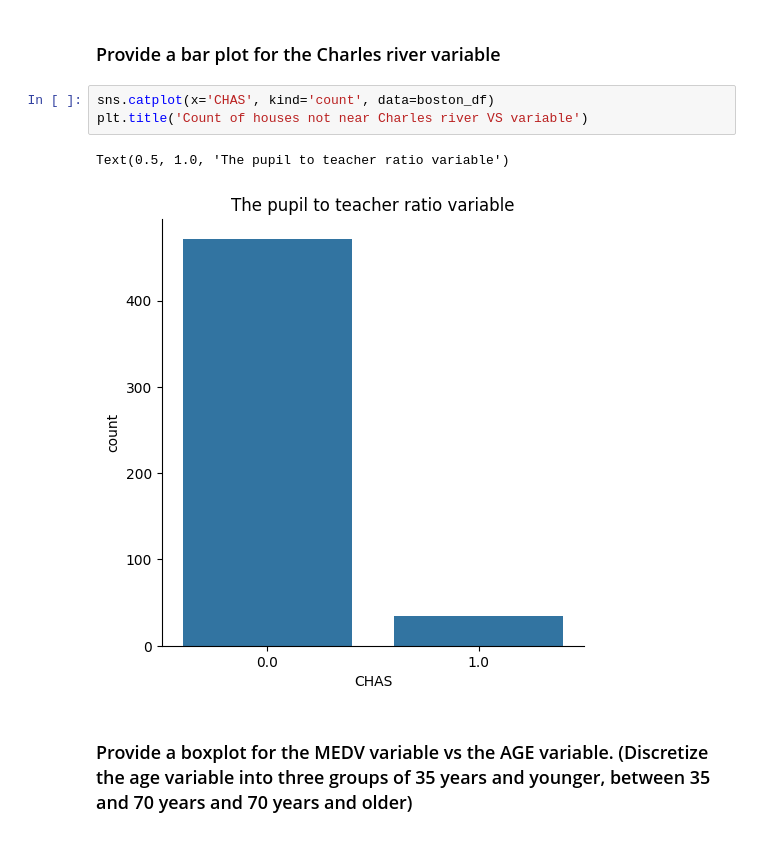
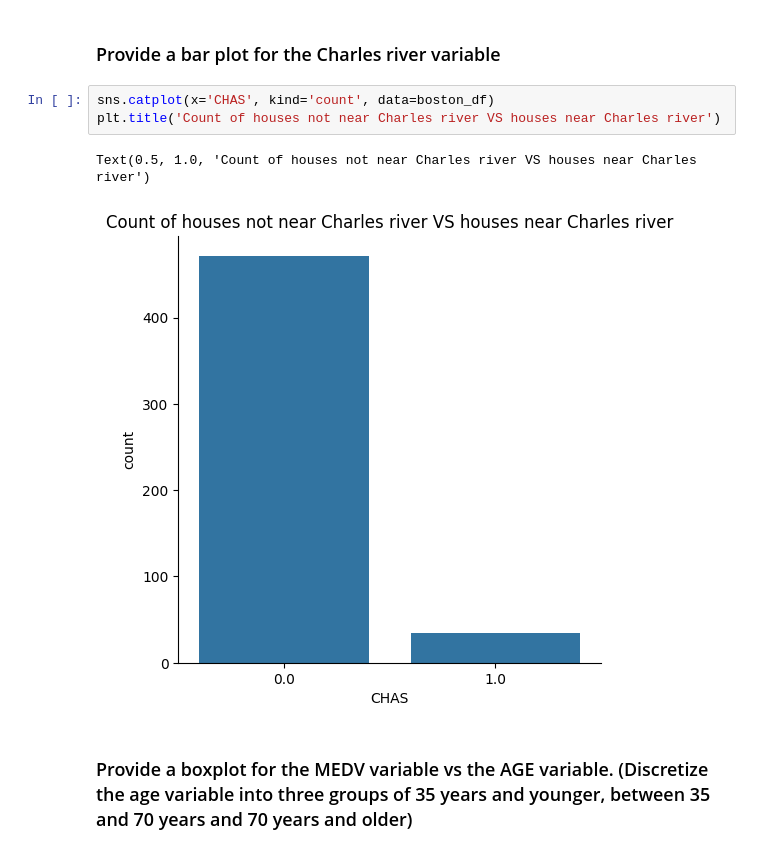
Before and after one commit to maria-snarava/data-science-study, a Jupyter notebook: RealEstateMarketAnalysis.ipynb, the cells around one changed output. Saved outputs shown, nothing was run; the diff lists cells and outputs as text.

```diff
--- a/RealEstateMarketAnalysis.ipynb
+++ b/RealEstateMarketAnalysis.ipynb
@@ -86,10 +86,10 @@ plt.show()
 ### Provide a  bar plot for the Charles river variable
 # %%
 sns.catplot(x='CHAS', kind='count', data=boston_df)
-plt.title('Count of houses not near Charles river VS variable')
+plt.title('Count of houses not near Charles river VS houses near Charles river')
 # %% [output]
-Text(0.5, 1.0, 'The pupil to teacher ratio variable')
+Text(0.5, 1.0, 'Count of houses not near Charles river VS houses near Charles river')
-[figure, old version]
+[figure, new version]
 # %% [markdown]
 
 ### Provide a boxplot for the MEDV variable vs the AGE variable. (Discretize the age variable into three groups of 35 years and younger, between 35 and 70 years and 70 years and older)
```
